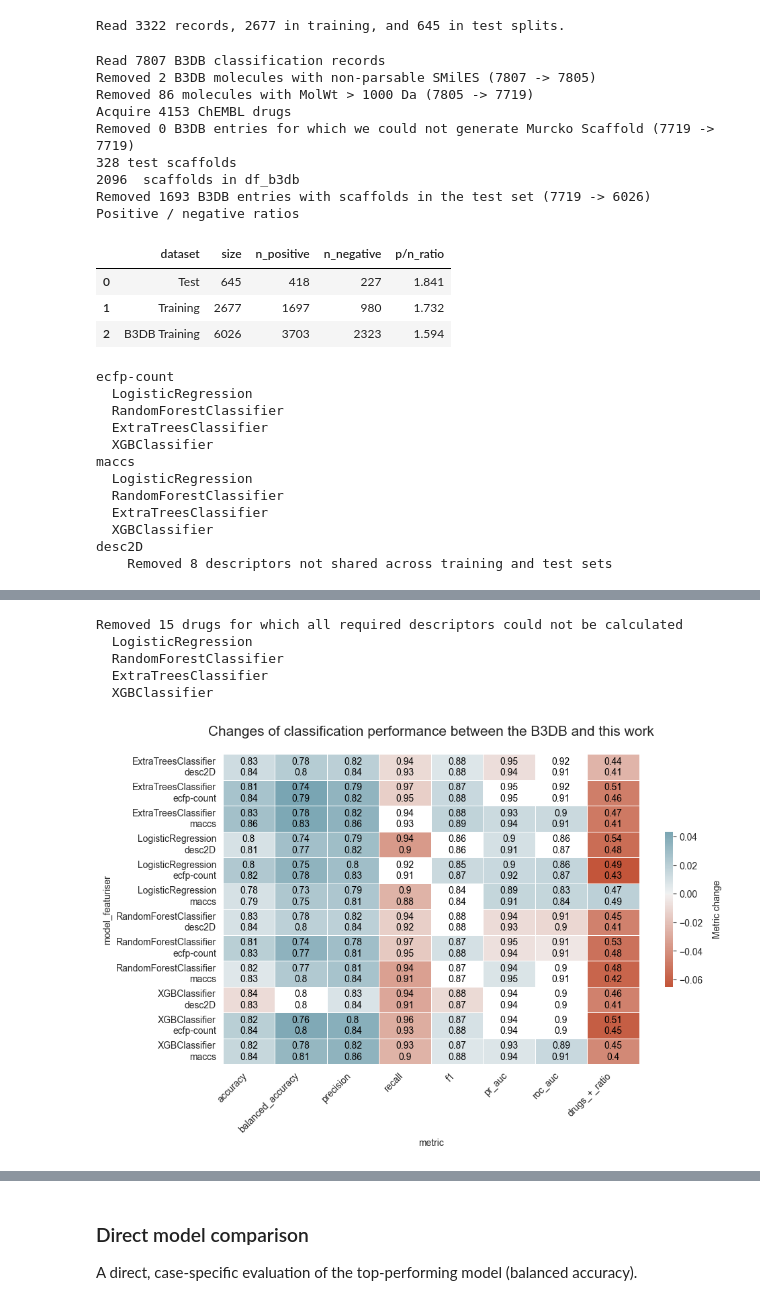
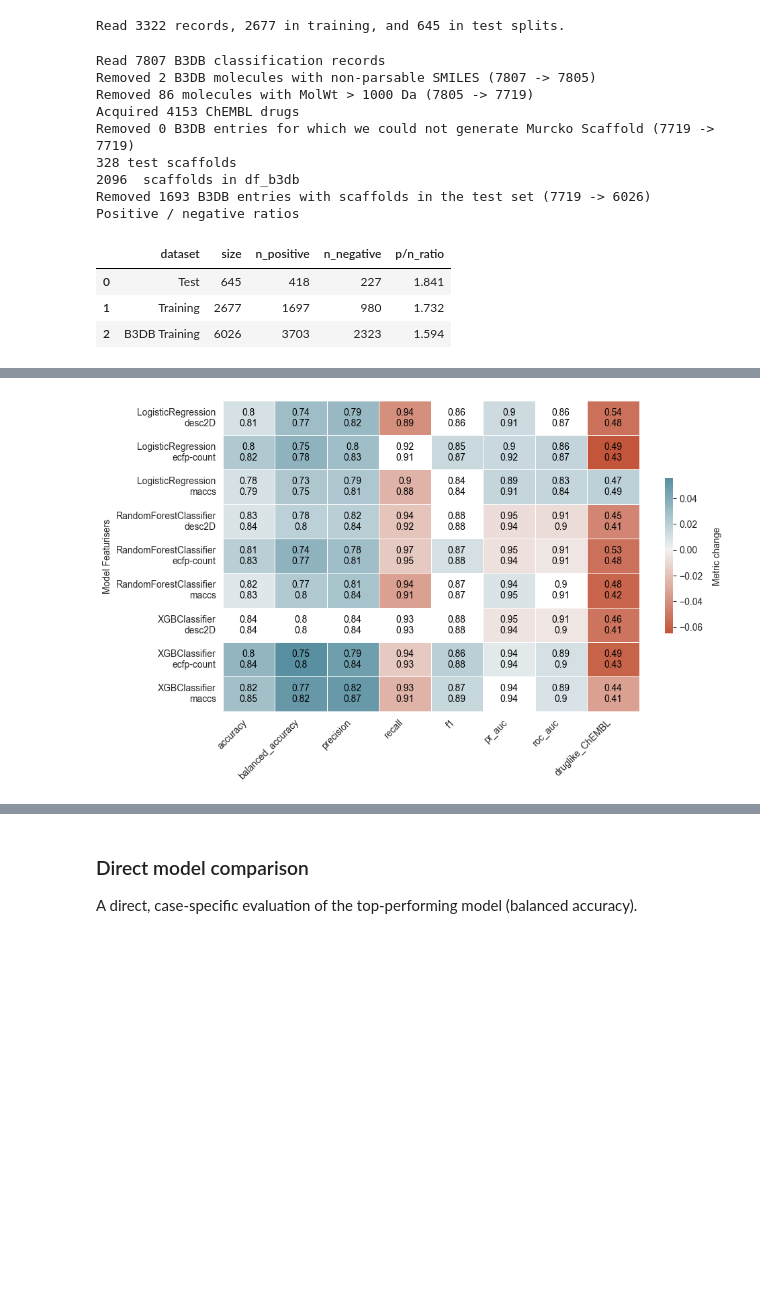
Before and after one commit to ellimilial/cns_db, a Jupyter notebook: b3db_kc/04_predictive_performance_original_comparison.ipynb, the cells around one changed output, grey strips where cells are left out. Drawn from its saved outputs; the diff is of its cells as text; code cells hidden in the pictures; blank space fills up the shorter version.

```diff
--- a/b3db_kc/04_predictive_performance_original_comparison.ipynb
+++ b/b3db_kc/04_predictive_performance_original_comparison.ipynb
@@ -32,13 +32,13 @@ print(f"Read {len(df_b3db)} B3DB classification records")
 df_b3db["mol"] = df_b3db.SMILES.apply(smiles_to_mol)
 _n_pre_removal = len(df_b3db)
 df_b3db = df_b3db[df_b3db.mol.apply(pd.notna)]
-print(f"Removed {_n_pre_removal - len(df_b3db)} B3DB molecules with non-parsable SMilES ({_n_pre_removal} -> {len(df_b3db)})")
+print(f"Removed {_n_pre_removal - len(df_b3db)} B3DB molecules with non-parsable SMILES ({_n_pre_removal} -> {len(df_b3db)})")
 _n_pre_removal = len(df_b3db)
 df_b3db = df_b3db[df_b3db.mol.apply(Descriptors.ExactMolWt) <= 1000]
 print(f"Removed {_n_pre_removal - len(df_b3db)} molecules with MolWt > 1000 Da ({_n_pre_removal} -> {len(df_b3db)})")
 
 df_drugs = get_chembl_drugs()
-print(f"Acquire {len(df_drugs)} ChEMBL drugs")
+print(f"Acquired {len(df_drugs)} ChEMBL drugs")
 def _get_murcko_scaffold_or_none(smi):
     try:
         return rdkit.Chem.Scaffolds.MurckoScaffold.MurckoScaffoldSmiles(smi)
@@ -88,9 +88,9 @@ _df["p/n_ratio"] = _df["p/n_ratio"].apply(lambda x: round(x, 3))
 _df
 # %% [output]
 Read 7807 B3DB classification records
-Removed 2 B3DB molecules with non-parsable SMilES (7807 -> 7805)
+Removed 2 B3DB molecules with non-parsable SMILES (7807 -> 7805)
 Removed 86 molecules with MolWt > 1000 Da (7805 -> 7719)
-Acquire 4153 ChEMBL drugs
+Acquired 4153 ChEMBL drugs
 Removed 0 B3DB entries for which we could not generate Murcko Scaffold (7719 -> 7719)
 328 test scaffolds
 2096  scaffolds in df_b3db
@@ -101,6 +101,9 @@ Positive / negative ratios
 | 1 | Training | 2677 | 1697 | 980 | 1.732 |
 | 2 | B3DB Training | 6026 | 3703 | 2323 | 1.594 |
 # %%
+import warnings
+warnings.filterwarnings("ignore", message="'force_all_finite' was renamed to 'ensure_all_finite'")
+
 from sklearn.ensemble import RandomForestClassifier, ExtraTreesClassifier
 from xgboost import XGBClassifier
 from sklearn.metrics import get_scorer, average_precision_score, make_scorer
@@ -123,8 +126,8 @@ def get_classification_models():
         #SGDClassifier(random_state=42),
         #GaussianNB(),
         #DecisionTreeClassifier(random_state=42),
-        #RandomForestClassifier(random_state=42),
-        ExtraTreesClassifier(random_state=42),
+        RandomForestClassifier(random_state=42),
+        #ExtraTreesClassifier(random_state=42),
         #AdaBoostClassifier(random_state=42),
         XGBClassifier(random_state=42),
 ]
@@ -146,7 +149,7 @@ featurisers = [
 ]
 
 _test_labels = df_test["BBB+/BBB-"].apply(lambda x: 1 if x == "BBB+" else 0)
-metrics_classification = ["accuracy", "balanced_accuracy", "precision", "recall", "f1", "pr_auc", "roc_auc", "drugs_+_ratio"]
+metrics_classification = ["accuracy", "balanced_accuracy", "precision", "recall", "f1", "pr_auc", "roc_auc", "druglike_ChEMBL"]
 
 def evaluate_classification(df_train, df_train_b3db) -> pd.DataFrame:
     res = []
@@ -156,9 +159,16 @@ def evaluate_classification(df_train, df_train_b3db) -> pd.DataFrame:
     for f, uses_3d in featurisers[:]:
         print(f)
         transformer = FPVecTransformer(kind=f, dtype=float, n_jobs=16, verbose=True)
-        _df_desc_test = pd.DataFrame(transformer(df_test["mol_conformers" if uses_3d else "mol"]), columns=transformer.columns).dropna(axis=1)
-        _df_desc_train = pd.DataFrame(transformer(df_train["mol_conformers" if uses_3d else "mol"]), columns=transformer.columns).dropna(axis=1)
-        _df_desc_b3db_train = pd.DataFrame(transformer(df_train_b3db["mol_conformers" if uses_3d else "mol"]), columns=transformer.columns).dropna(axis=1)
+        m_col = "mol_conformers" if uses_3d else "mol"
+        _df_desc_test = pd.DataFrame(transformer(df_test[m_col]), columns=transformer.columns).dropna(axis=1)
+        _df_desc_test = _df_desc_test.loc[:, ~_df_desc_test.columns.duplicated(keep='first')]
+
+        _df_desc_train = pd.DataFrame(transformer(df_train[m_col]), columns=transformer.columns).dropna(axis=1)
+        _df_desc_train = _df_desc_train.loc[:, ~_df_desc_train.columns.duplicated(keep='first')]
+
+        _df_desc_b3db_train = pd.DataFrame(transformer(df_train_b3db[m_col]), columns=transformer.columns).dropna(axis=1)
+        _df_desc_b3db_train = _df_desc_b3db_train.loc[:, ~_df_desc_b3db_train.columns.duplicated(keep='first')]
+
 
         _s = set(_df_desc_test) & set(_df_desc_train) & set(_df_desc_b3db_train)
         if len(_s) != len(transformer.columns):
@@ -167,11 +177,14 @@ def evaluate_classification(df_train, df_train_b3db) -> pd.DataFrame:
         _df_desc_test = _df_desc_test[_sl]
         _df_desc_train = _df_desc_train[_sl]
         _df_desc_b3db_train = _df_desc_b3db_train[_sl]
+
         _df_desc_drugs = pd.DataFrame(transformer(df_drugs["mol_conformers" if uses_3d else "mol"]), columns=transformer.columns)
         _n_pre_removal = len(_df_desc_drugs)
         _df_desc_drugs = _df_desc_drugs.dropna(axis=0, subset=_sl)[_sl]
         if _n_pre_removal != len(_df_desc_drugs):
             print(f"Removed {_n_pre_removal - len(_df_desc_drugs)} drugs for which all required descriptors could not be calculated")
+        _df_desc_drugs = _df_desc_drugs.loc[:, ~_df_desc_drugs.columns.duplicated(keep='first')]
+
 
         def _drugs_ratio(model, _, __):
             return round(sum(model.predict(_df_desc_drugs)) / len(_df_desc_drugs), 3)
@@ -186,7 +199,7 @@ def evaluate_classification(df_train, df_train_b3db) -> pd.DataFrame:
             mod_b3db = copy.deepcopy(mod)
             mod_b3db.fit(_df_desc_b3db_train, _train_labels_b3db)
             for _met in metrics_classification:
-                _met_scorer = _drugs_ratio if _met == "drugs_+_ratio" else _pr_auc_scorer if _met == "pr_auc" else get_scorer(_met)
+                _met_scorer = _drugs_ratio if _met == "druglike_ChEMBL" else _pr_auc_scorer if _met == "pr_auc" else get_scorer(_met)
                 _v = _met_scorer(mod_train, _df_desc_test, _test_labels)
                 _v_b3db = _met_scorer(mod_b3db, _df_desc_test, _test_labels)
                 res.append({
@@ -200,7 +213,7 @@ def evaluate_classification(df_train, df_train_b3db) -> pd.DataFrame:
 
     return pd.DataFrame(res)
 
-def plot_changes_heatmap(df_results, title):
+def plot_changes_heatmap(df_results, title, save_figure_as):
     """
     :param df_results: A dataframe with the following columns:
        - model
@@ -233,20 +246,12 @@ def plot_changes_heatmap(df_results, title):
     plt.title(title, fontsize=15, pad=20)
     plt.xticks(rotation=45, ha='right')
     plt.yticks(rotation=0)
+    plt.xlabel("")
+    plt.ylabel("Model Featurisers")
+
+    plt.savefig('figures/' + save_figure_as, dpi=300, bbox_inches='tight', transparent=True)
     plt.show()
 # %%
 _df_results_classification = evaluate_classification(df_train, df_b3db_train)
-plot_changes_heatmap(_df_results_classification, "Changes of classification performance between the B3DB and this work")
+plot_changes_heatmap(_df_results_classification, "", save_figure_as="figure_11.png") #"Changes of classification performance between the B3DB and this work")
 # %% [output]
-ecfp-count
-  LogisticRegression
-  RandomForestClassifier
-  ExtraTreesClassifier
-  XGBClassifier
-maccs
-  LogisticRegression
-  RandomForestClassifier
-  ExtraTreesClassifier
-  XGBClassifier
-desc2D
-    Removed 8 descriptors not shared across training and test sets
@@ -255,9 +258,4 @@ desc2D
-Removed 15 drugs for which all required descriptors could not be calculated
-  LogisticRegression
-  RandomForestClassifier
-  ExtraTreesClassifier
-  XGBClassifier
-[figure, old version]
+[figure, new version]
 # %%
 def _undersample_bbb_class(df):
     class_counts = df["BBB+/BBB-"].value_counts()
```
Also changed, not shown: parts of 4 cells of this notebook, 22 other files.
